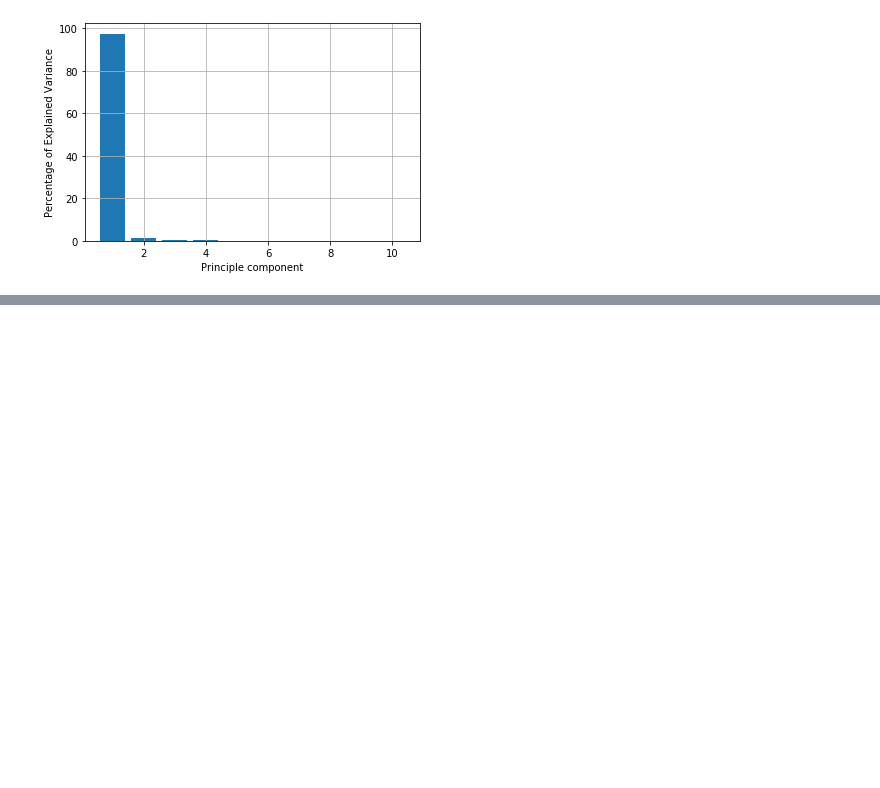
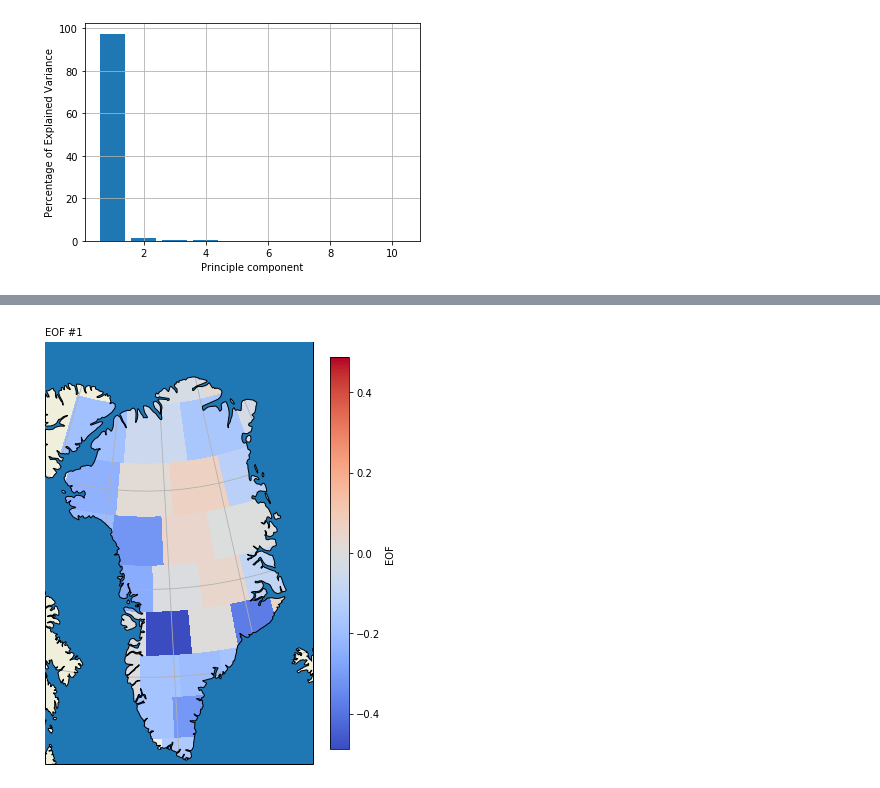
Before and after one commit to AdriaanGr/MAIO_project, a Jupyter notebook: MAIO_project.ipynb, the cells around one changed output, grey strips where cells are left out. Saved outputs shown, nothing was run; the diff lists cells and outputs as text; code cells hidden in the pictures; blank space fills up the shorter version.

```diff
--- a/MAIO_project.ipynb
+++ b/MAIO_project.ipynb
@@ -308,16 +331,17 @@ plt.show()
 # %%
 # Verbeterde Plot Routine
 proj = ccrs.LambertConformal(central_latitude=90, central_longitude=310)
-XV, YV = np.meshgrid(lon[29],-lat+3)
 
 f, ax = plt.subplots(figsize=(6, 8), subplot_kw=dict(projection=proj))
 cb = ax.pcolor(XV, YV, eof_fit, cmap=plt.cm.coolwarm, vmin = -np.max(np.abs(eof_fit)), vmax = np.max(np.abs(eof_fit)), transform=ccrs.PlateCarree())
 ax.set_extent([-65, -25, 59, 85], ccrs.PlateCarree())
 ax.add_feature(cfeature.LAND)
 ax.add_feature(cfeature.NaturalEarthFeature('physical', 'ocean', '50m'), zorder=100, edgecolor='k')
 ax.gridlines()
 ax.text(0.125, 0.88, "EOF #%i" % eof_i, transform=f.transFigure)
 cax = f.colorbar(cb, ax=[ax], shrink=0.9)
 cax.set_label("EOF")
 f.savefig("./Pictures/EOF%i.png" % eof_i, dpi=300)
 plt.show()
+# %% [output]
+[figure, added]
```
Also changed, not shown: parts of 11 cells of this notebook, 11 other files.
